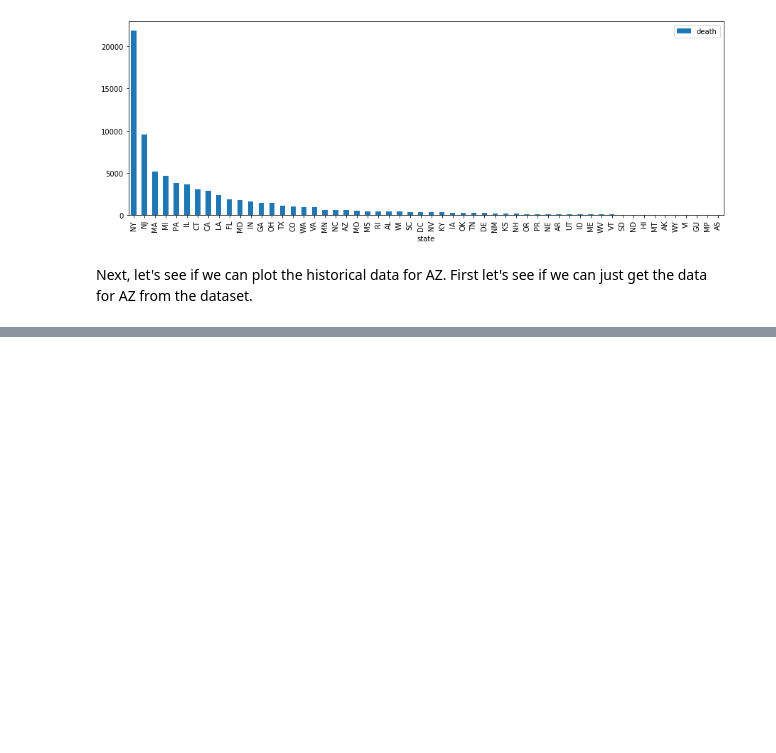
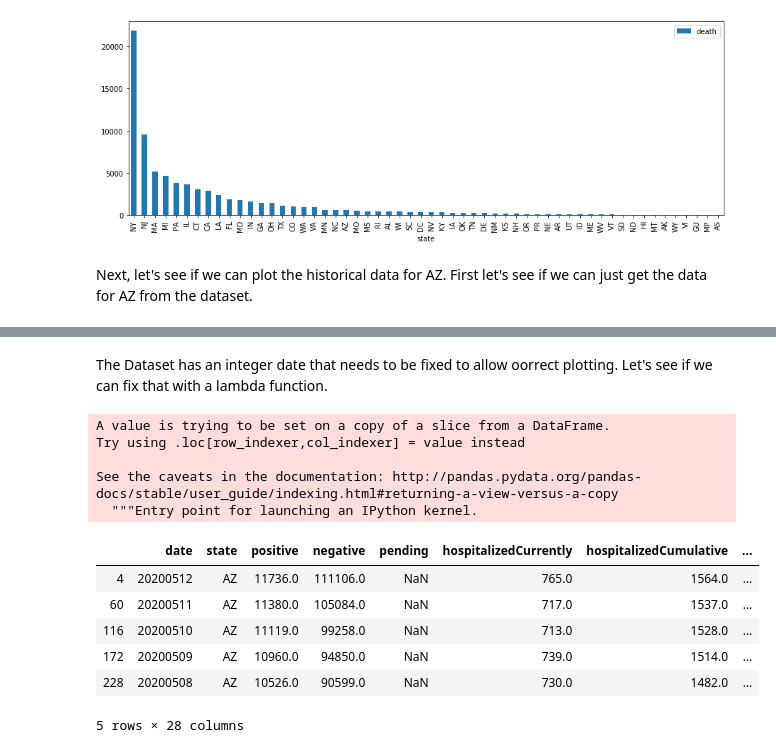
Before and after one commit to srinivasanprashant/Covid-19, a Jupyter notebook: covid-19-analysis.ipynb, the cells around one changed output, grey strips where cells are left out. Saved outputs shown, nothing was run; the diff lists cells and outputs as text; code cells hidden in the pictures; blank space fills up the shorter version.

```diff
--- a/covid-19-analysis.ipynb
+++ b/covid-19-analysis.ipynb
@@ -135,0 +177,20 @@ historical_az = historical_covid_data.loc[historical_covid_data['state']=='AZ']
+# %% [markdown]
+The Dataset has an integer date that needs to be fixed to allow oorrect plotting. Let's see if we can fix that with a lambda function.
+# %%
+plot_data['DateTime'] = plot_data['date'].apply(lambda x: pd.to_datetime(str(x), format='%Y%m%d'))
+# %% [output]
+A value is trying to be set on a copy of a slice from a DataFrame.
+Try using .loc[row_indexer,col_indexer] = value instead
+
+See the caveats in the documentation: http://pandas.pydata.org/pandas-docs/stable/user_guide/indexing.html#returning-a-view-versus-a-copy
+  """Entry point for launching an IPython kernel.
+# %%
+plot_data.head()
+# %% [output]
+|  | date | state | positive | negative | pending | hospitalizedCurrently | hospitalizedCumulative | ... |
+| 4 | 20200512 | AZ | 11736.0 | 111106.0 | NaN | 765.0 | 1564.0 | ... |
+| 60 | 20200511 | AZ | 11380.0 | 105084.0 | NaN | 717.0 | 1537.0 | ... |
+| 116 | 20200510 | AZ | 11119.0 | 99258.0 | NaN | 713.0 | 1528.0 | ... |
+| 172 | 20200509 | AZ | 10960.0 | 94850.0 | NaN | 739.0 | 1514.0 | ... |
+| 228 | 20200508 | AZ | 10526.0 | 90599.0 | NaN | 730.0 | 1482.0 | ... |
+5 rows × 28 columns
```
Also changed, not shown: parts of 4 cells of this notebook.
